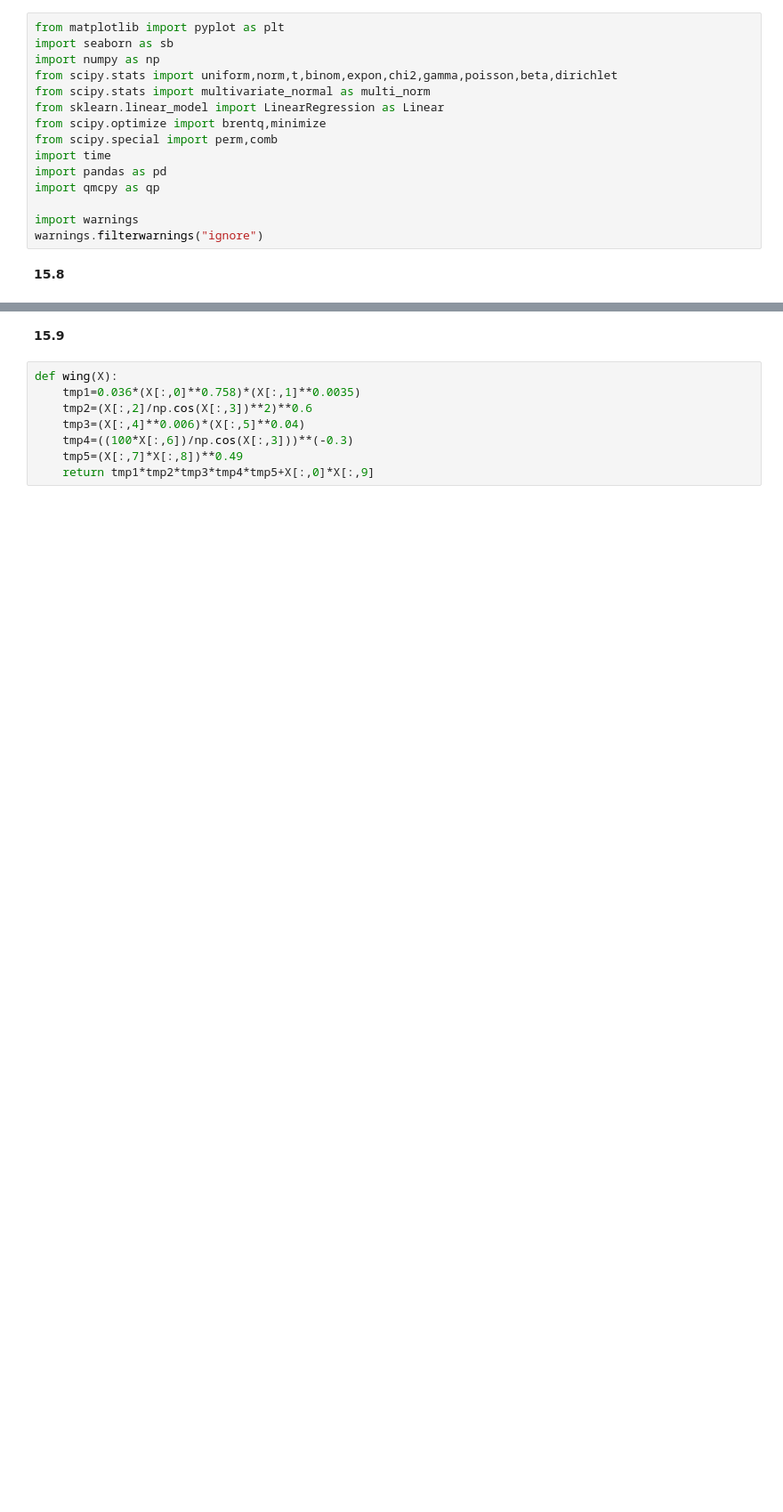
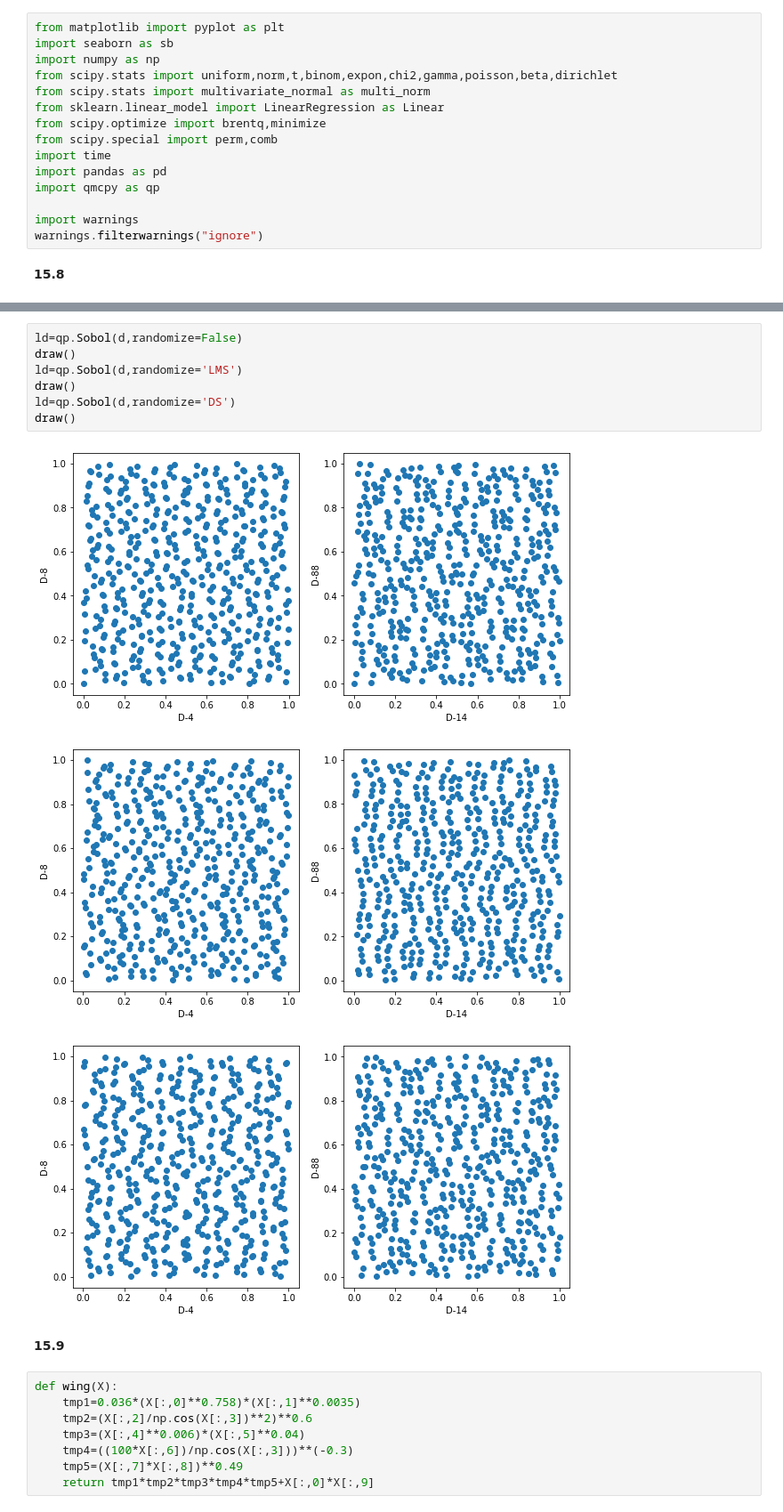
Before and after one commit to IanFla/Monte-Carlo, a Jupyter notebook: Ch15.ipynb, the cells around one changed output, grey strips where cells are left out. Shown: that part at 89% size. Cells and saved outputs as stored; diff of their text form; blank space fills up the shorter version.

```diff
--- a/Ch15.ipynb
+++ b/Ch15.ipynb
@@ -44,3 +44,14 @@ draw()
+# %%
+ld=qp.Sobol(d,randomize=False)
+draw()
+ld=qp.Sobol(d,randomize='LMS')
+draw()
+ld=qp.Sobol(d,randomize='DS')
+draw()
+# %% [output]
+[figure, added]
+[figure, added]
+[figure, added]
 # %% [markdown]
 **15.9**
 # %%
```
Also changed, not shown: parts of 4 cells of this notebook.
